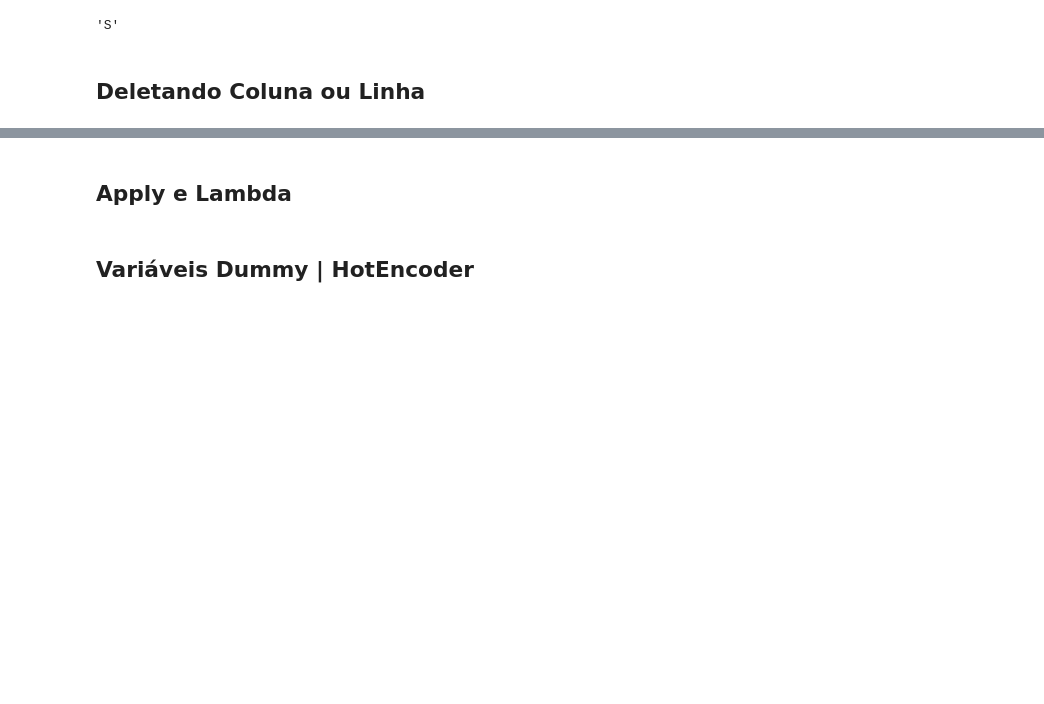
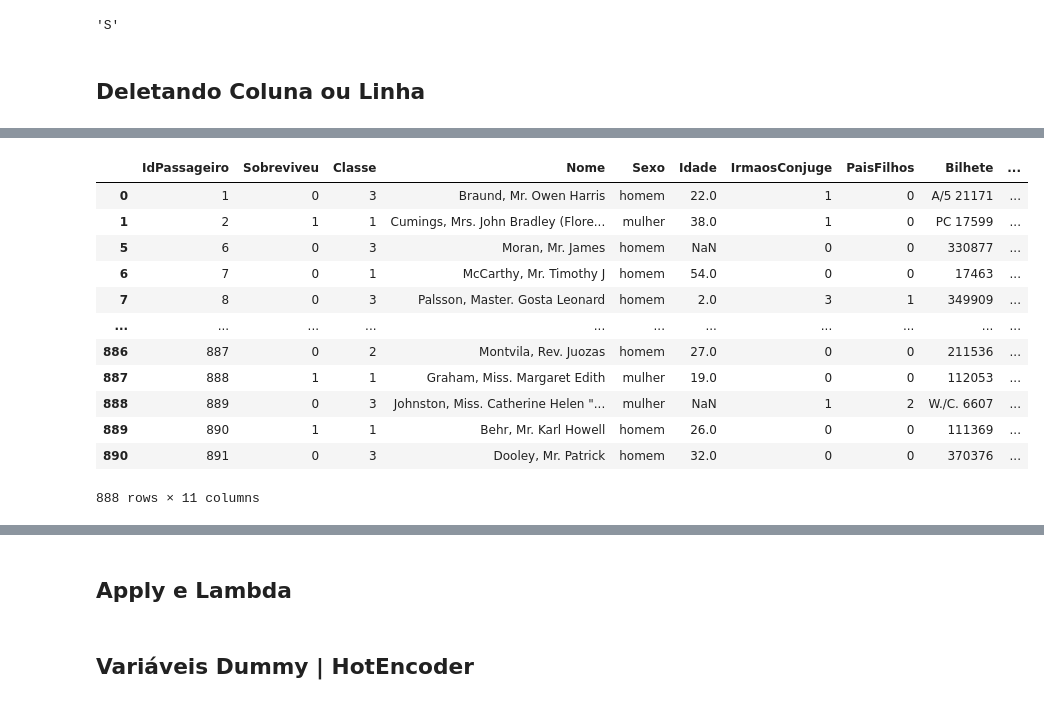
Before and after one commit to lucasabrantes1/studySpace, a Jupyter notebook: Udemy/DataScienceeMachineLearningcomEstatísticaePython/04 - Pandas/Pandas - Vazio.ipynb, the cells around one changed output, grey strips where cells are left out. Drawn from its saved outputs; the diff is of its cells as text; code cells hidden in the pictures; blank space fills up the shorter version.

Commit message:
Deletando Coluna ou Linha

```diff
--- a/Udemy/DataScienceeMachineLearningcomEstatísticaePython/04 - Pandas/Pandas - Vazio.ipynb
+++ b/Udemy/DataScienceeMachineLearningcomEstatísticaePython/04 - Pandas/Pandas - Vazio.ipynb
@@ -536,0 +552,18 @@ data['Embarque'].at[829]
+# %%
+data.drop('Cabine', axis=1, inplace=True) #0 = linha, 1 = coluna
+# %%
+data.drop([4,3,2]) #colocar inplace para confirmar a exclusão
+# %% [output]
+|  | IdPassageiro | Sobreviveu | Classe | Nome | Sexo | Idade | IrmaosConjuge | PaisFilhos | Bilhete | ... |
+| 0 | 1 | 0 | 3 | Braund, Mr. Owen Harris | homem | 22.0 | 1 | 0 | A/5 21171 | ... |
+| 1 | 2 | 1 | 1 | Cumings, Mrs. John Bradley (Flore... | mulher | 38.0 | 1 | 0 | PC 17599 | ... |
+| 5 | 6 | 0 | 3 | Moran, Mr. James | homem | NaN | 0 | 0 | 330877 | ... |
+| 6 | 7 | 0 | 1 | McCarthy, Mr. Timothy J | homem | 54.0 | 0 | 0 | 17463 | ... |
+| 7 | 8 | 0 | 3 | Palsson, Master. Gosta Leonard | homem | 2.0 | 3 | 1 | 349909 | ... |
+| ... | ... | ... | ... | ... | ... | ... | ... | ... | ... | ... |
+| 886 | 887 | 0 | 2 | Montvila, Rev. Juozas | homem | 27.0 | 0 | 0 | 211536 | ... |
+| 887 | 888 | 1 | 1 | Graham, Miss. Margaret Edith | mulher | 19.0 | 0 | 0 | 112053 | ... |
+| 888 | 889 | 0 | 3 | Johnston, Miss. Catherine Helen "... | mulher | NaN | 1 | 2 | W./C. 6607 | ... |
+| 889 | 890 | 1 | 1 | Behr, Mr. Karl Howell | homem | 26.0 | 0 | 0 | 111369 | ... |
+| 890 | 891 | 0 | 3 | Dooley, Mr. Patrick | homem | 32.0 | 0 | 0 | 370376 | ... |
+888 rows × 11 columns
```
Also changed, not shown: parts of 3 cells of this notebook.
